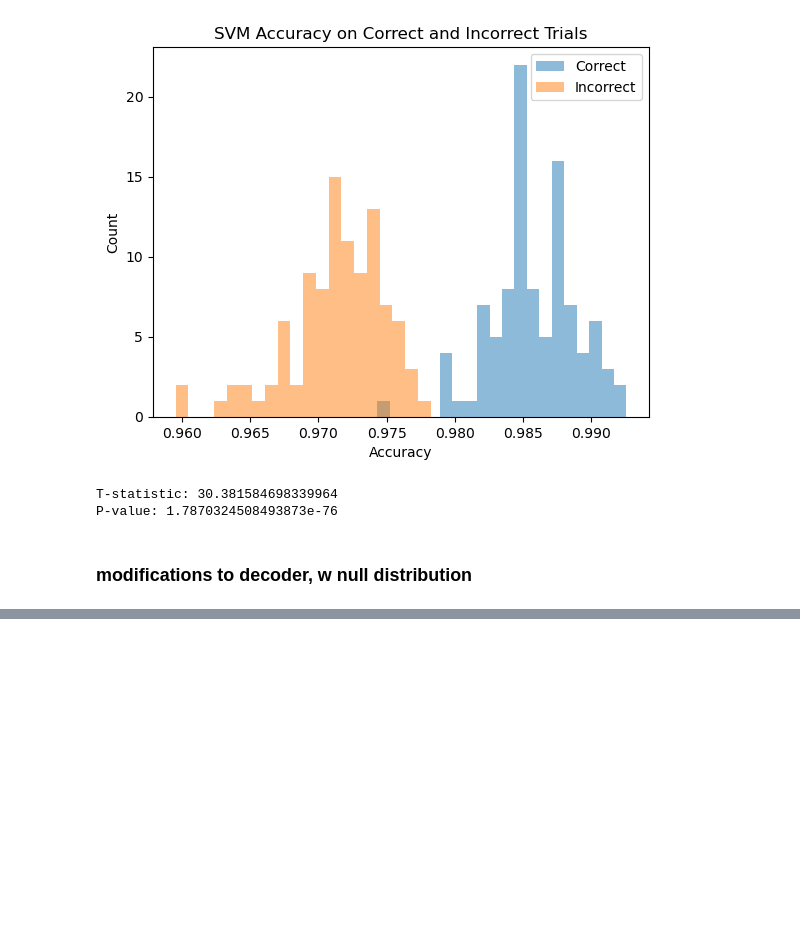
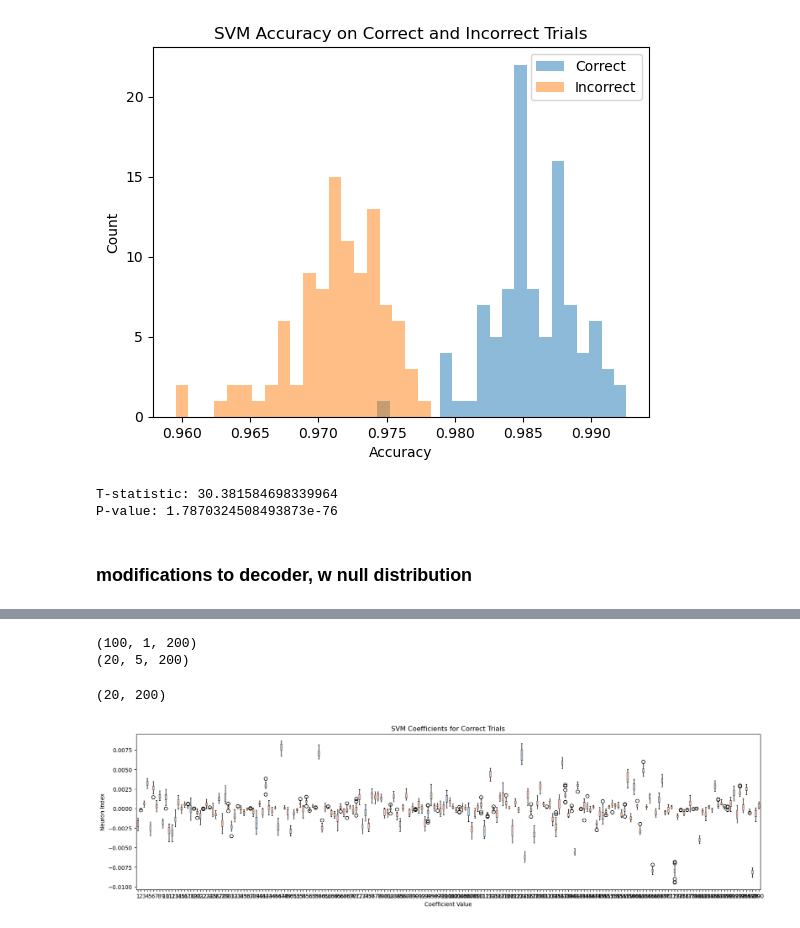
Before and after one commit to renee-tung/spikeRNN, a Jupyter notebook: analysis/1_singleneurons/6_decoding/decode_stim1_v1.ipynb, the cells around one changed output, grey strips where cells are left out. Saved outputs shown, nothing was run; the diff lists cells and outputs as text; code cells hidden in the pictures; blank space fills up the shorter version.

```diff
--- a/analysis/1_singleneurons/6_decoding/decode_stim1_v1.ipynb
+++ b/analysis/1_singleneurons/6_decoding/decode_stim1_v1.ipynb
@@ -315,7 +305,0 @@ incorrect_idx = np.where(trial_perfs == 0)[0]
-# %%
-# get correct trials split of trial types
-
-corr_labels = trial_labels[correct_idx] # get labels for correct trials
-corr_types, corr_idxs = np.unique(corr_labels[:,0], return_inverse=True) # only for stim1, check balance
-for i in range(len(corr_types)):
-    print(f'Correct {corr_types[i]}: {np.sum(corr_idxs == i)}')
@@ -450,0 +745,31 @@ plt.show()
+# %%
+# plot coefs
+coefs = np.array(coefs)
+print(coefs.shape)
+coefs = coefs.reshape(n_iter, n_cv, -1)
+print(coefs.shape)
+# %% [output]
+(100, 1, 200)
+(20, 5, 200)
+# %%
+coefs_mean = np.mean(coefs, axis=1)
+print(coefs_mean.shape)
+
+# boxplot of coefs
+plt.figure(figsize=(20, 5))
+plt.boxplot(coefs_mean, vert=True, patch_artist=True)
+exc_ind, inh_ind = ld.get_celltype_label(model_name)
+# color by exc and inh
+colors = ['#FF9999' if i in exc_ind else '#66B3FF' for i in range(coefs_mean.shape[1])]
+plt.gca().set_facecolor('white')
+for patch, color in zip(plt.gca().patches, colors):
+    patch.set_facecolor(color)
+    patch.set_edgecolor('black')
+    patch.set_alpha(0.5)
+plt.ylabel('Coefficient Value')
+plt.xlabel('Neuron Index')
+plt.title('SVM Coefficients for Correct Trials')
+plt.show()
+# %% [output]
+(20, 200)
+[figure, added]
```
Also changed, not shown: parts of 25 cells of this notebook, 7 other files.
